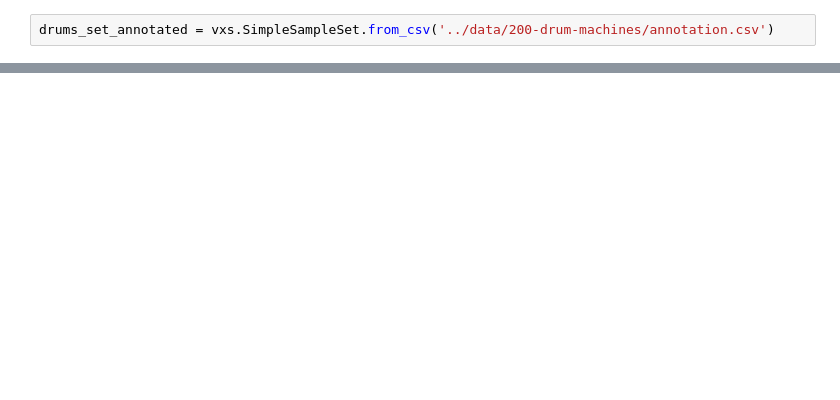
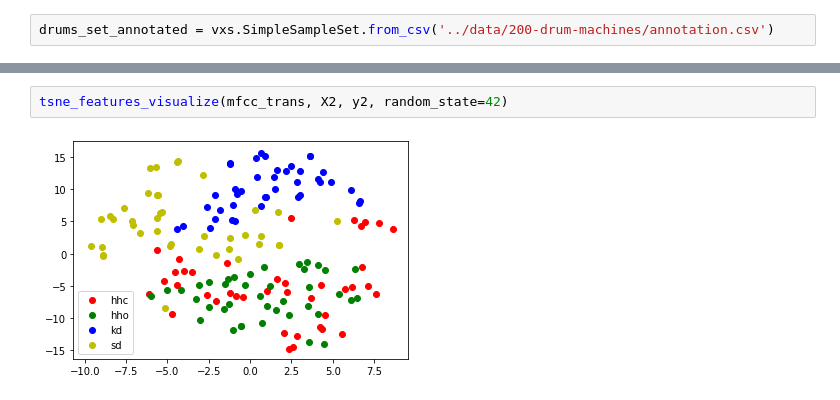
Before and after one commit to flyingleafe/vxs-vpt, a Jupyter notebook: notebooks/DataStats.ipynb, the cells around one changed output, grey strips where cells are left out. Drawn from its saved outputs; the diff is of its cells as text; blank space fills up the shorter version.

```diff
--- a/notebooks/DataStats.ipynb
+++ b/notebooks/DataStats.ipynb
@@ -131,0 +197,4 @@ drums_set_annotated = vxs.SimpleSampleSet.from_csv('../data/200-drum-machines/an
+# %%
+tsne_features_visualize(mfcc_trans, X2, y2, random_state=42)
+# %% [output]
+[figure, added]
```
Also changed, not shown: parts of 37 cells of this notebook, 17 other files.
